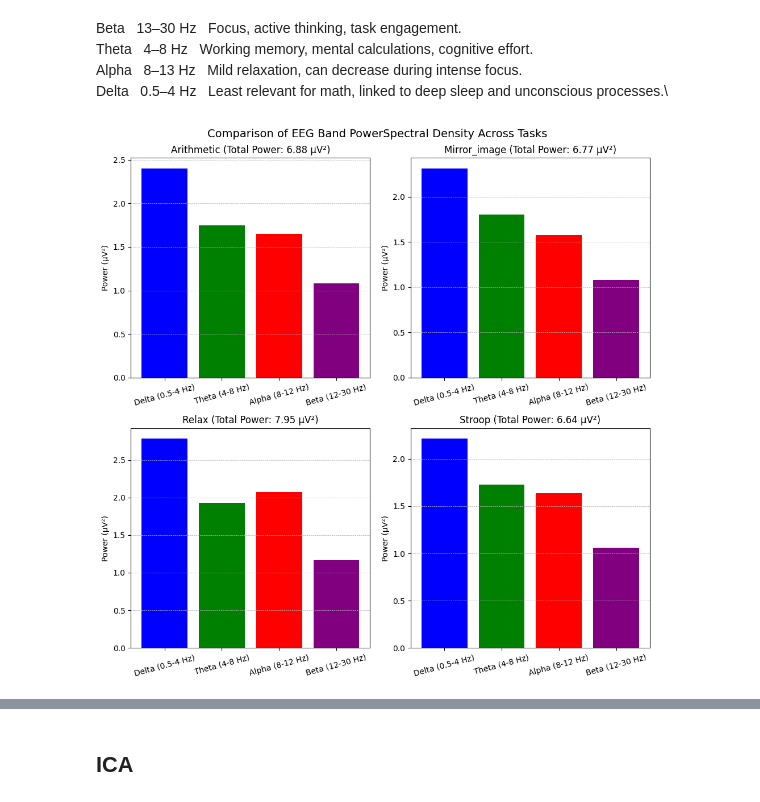
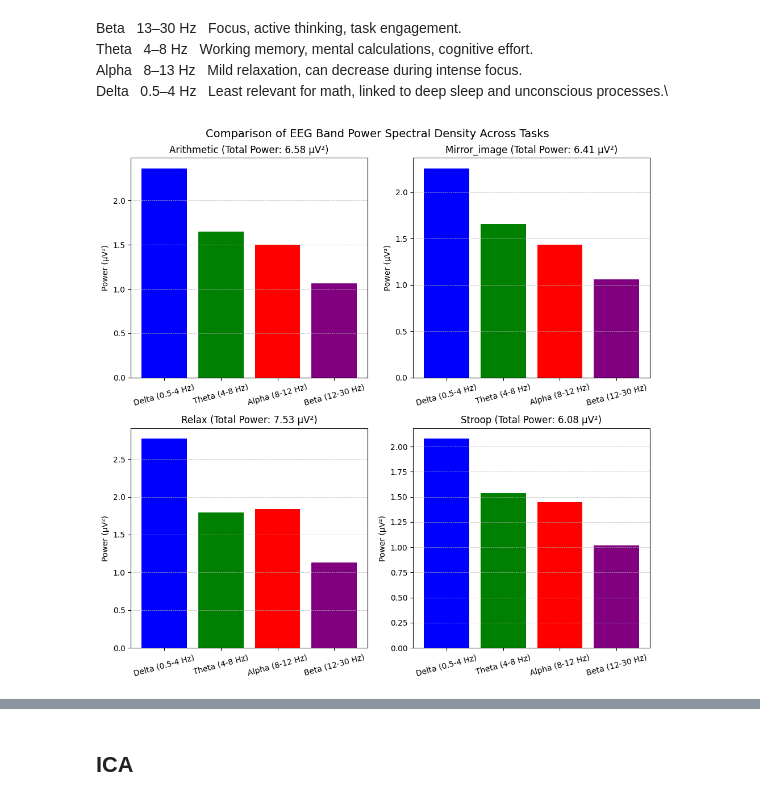
Before and after one commit to gaspachoo/EEG-Based-Stress-Recognition-Using-Neural-Networks, a Jupyter notebook: data_analysis.ipynb, the cells around one changed output, grey strips where cells are left out. Cells and saved outputs as stored; diff of their text form; code cells hidden in the pictures.

```diff
--- a/data_analysis.ipynb
+++ b/data_analysis.ipynb
@@ -385,6 +385,7 @@ n_samples = 3200
 # Revant channels based on task
 task_channels = ['Fz', 'Cz', 'Pz', 'F3', 'F4', 'C3', 'C4', 'P3', 'P4']  # For math exercises
 relax_channels = ['Pz', 'O1', 'O2', 'Oz']  # For relaxation
+all_channels = channel_names
 
 # Subjects, Tasks & Trials
 subjects = range(1, 41)
@@ -392,7 +393,7 @@ trials = range(1, 4)
 tasks_list = ['Arithmetic', 'Mirror_image', 'Relax', 'Stroop']
 # %%
 # Select which to use
-selected_channels = task_channels  # relax_channels/task_channels
+selected_channels = all_channels  # relax_channels/task_channels/all_channels
 
 
 # Store average band power per task
@@ -434,32 +435,32 @@ for task in tasks_list:
                     trial_power.append(mean_band_power)  # Store power for this trial
 
                 except FileNotFoundError:
                     print(f"File {filename} not found. Skipping.")
 
 
             subject_power.append(np.mean(trial_power))
         task_band_power[task][band] = np.mean(subject_power)
         task_power += np.mean(subject_power)
     total_task_power[task] = task_power
 
 
 # 📊 Step 6: Plot the results (one subplot per task, bars for EEG bands)
 fig, axes = plt.subplots(2, 2, figsize=(10, 10))
 fig.suptitle("Comparison of EEG Band Power Spectral Density Across Tasks", fontsize=14)
 
 colors = ['blue', 'green', 'red', 'purple']  # Colors for EEG bands
 
 for ax, (task, power_values) in zip(axes.flatten(), task_band_power.items()):
     total_power = total_task_power[task]
     ax.bar(bands.keys(), list(power_values.values()), color=colors)  # Plot bars
     ax.set_title(f"{task} (Total Power: {total_power:.2f} µV²)", fontsize=12)  # Title with total power
     ax.set_ylabel("Power (µV²)")
     ax.set_xticks(range(len(bands)))
     ax.set_xticklabels(bands.keys(), rotation=15)
     ax.grid(axis='y', linestyle='--', linewidth=0.5)
 
 plt.tight_layout()
 plt.show()
 # %% [output]
-[figure, old version]
+[figure, new version]
 # %%
```
Also changed, not shown: parts of 2 cells of this notebook.
